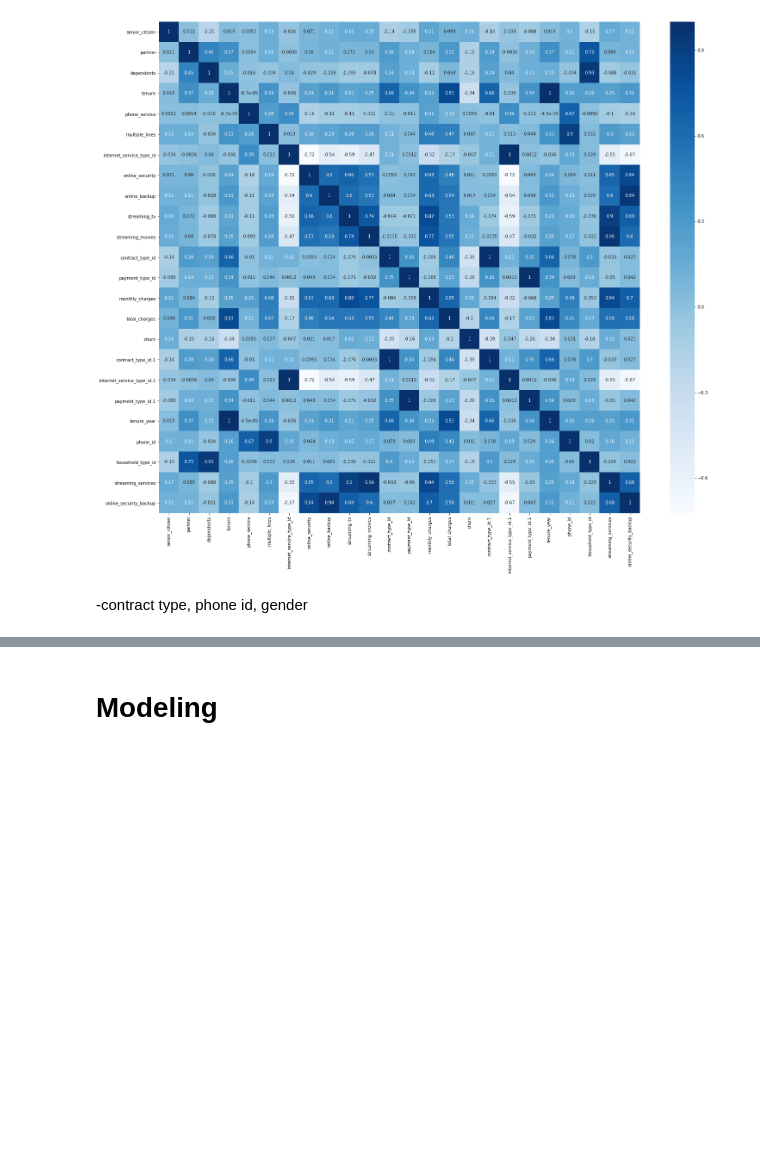
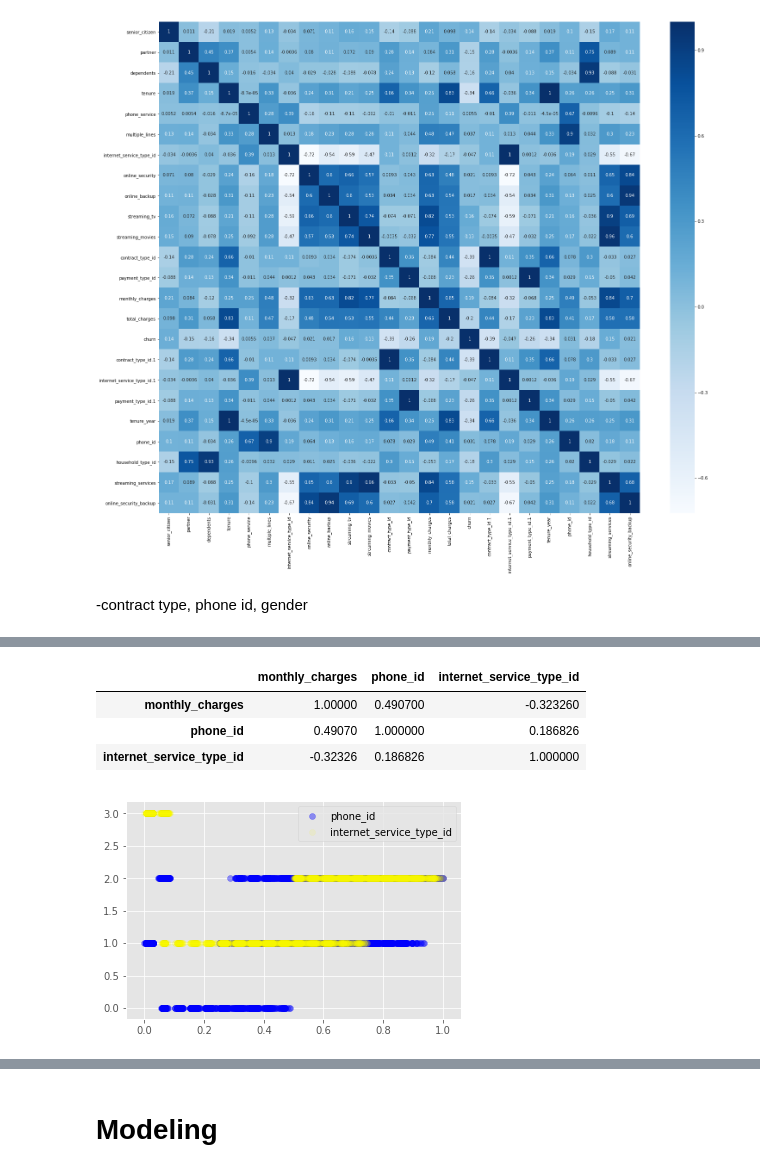
Before and after one commit to jess-katy/classification_project, a Jupyter notebook: Classification_Proj_Jess_Katy_MASTER.ipynb, the cells around one changed output, grey strips where cells are left out. Cells and saved outputs as stored; diff of their text form; code cells hidden in the pictures; blank space fills up the shorter version.

```diff
--- a/Classification_Proj_Jess_Katy_MASTER.ipynb
+++ b/Classification_Proj_Jess_Katy_MASTER.ipynb
@@ -1058,0 +1126,15 @@ sns.heatmap(train_df_notencoded.corr(), cmap='Blues', annot=True)
+# %%
+df[['monthly_charges','phone_id','internet_service_type_id']].corr()
+# %% [output]
+|  | monthly_charges | phone_id | internet_service_type_id |
+| monthly_charges | 1.00000 | 0.490700 | -0.323260 |
+| phone_id | 0.49070 | 1.000000 | 0.186826 |
+| internet_service_type_id | -0.32326 | 0.186826 | 1.000000 |
+# %%
+plt.style.use('ggplot')
+plt.scatter(train_df.monthly_charges, train_df.phone_id, c='Blue', alpha=0.4)
+plt.scatter(train_df.monthly_charges, train_df.internet_service_type_id, c='Yellow', alpha=0.1)
+plt.legend()
+plt.show()
+# %% [output]
+[figure, added]
```
Also changed, not shown: parts of 19 cells of this notebook.
